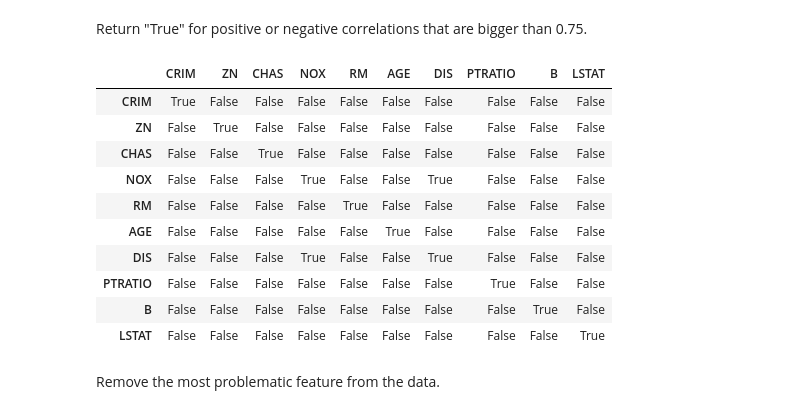
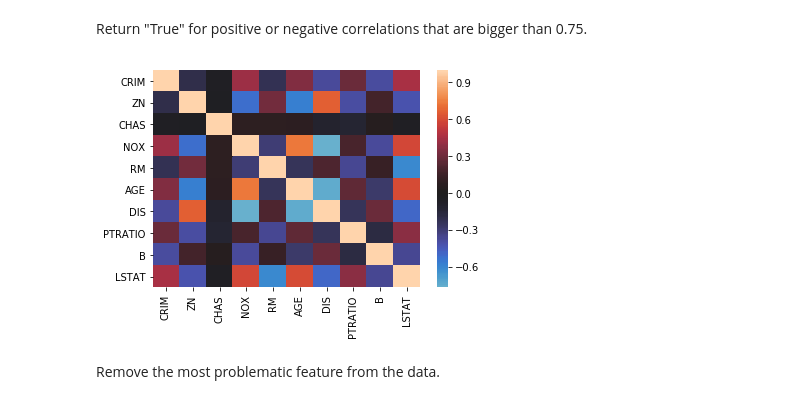
Before and after one commit to nic464/dsc-enterprise-hsbc-multicollinearity-lab-hsbc-ds-081319, a Jupyter notebook: index.ipynb, the cells around one changed output. Cells and saved outputs as stored; diff of their text form; code cells hidden in the pictures.

```diff
--- a/index.ipynb
+++ b/index.ipynb
@@ -100,18 +100,10 @@ boston_features.corr()
 Return "True" for positive or negative correlations that are bigger than 0.75.
 # %%
 abs(boston_features.corr()) > 0.75
+import seaborn as sns
+sns.heatmap(boston_features.corr(), center=0);
 # %% [output]
-|  | CRIM | ZN | CHAS | NOX | RM | AGE | DIS | PTRATIO | B | LSTAT |
-| CRIM | True | False | False | False | False | False | False | False | False | False |
-| ZN | False | True | False | False | False | False | False | False | False | False |
-| CHAS | False | False | True | False | False | False | False | False | False | False |
-| NOX | False | False | False | True | False | False | True | False | False | False |
-| RM | False | False | False | False | True | False | False | False | False | False |
-| AGE | False | False | False | False | False | True | False | False | False | False |
-| DIS | False | False | False | True | False | False | True | False | False | False |
-| PTRATIO | False | False | False | False | False | False | False | True | False | False |
-| B | False | False | False | False | False | False | False | False | True | False |
-| LSTAT | False | False | False | False | False | False | False | False | False | True |
+[figure, added]
 # %% [markdown]
 Remove the most problematic feature from the data.
 # %%
```
